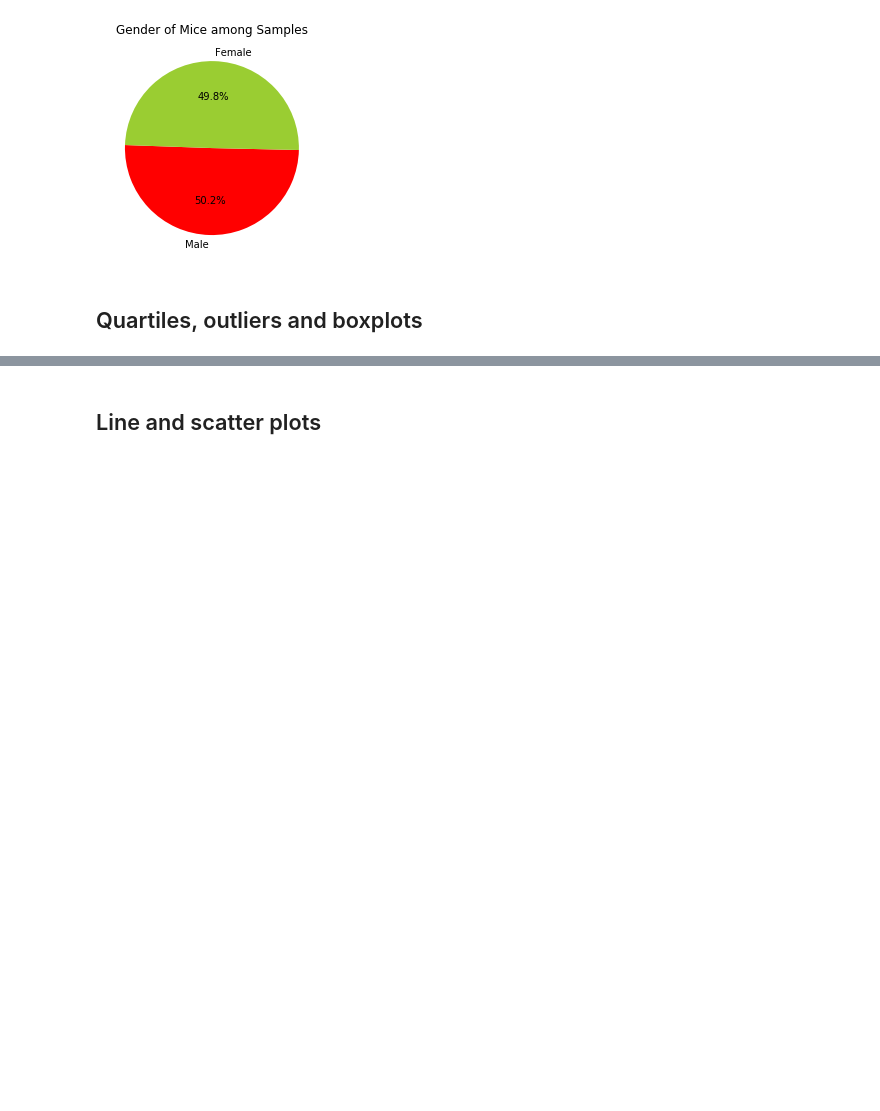
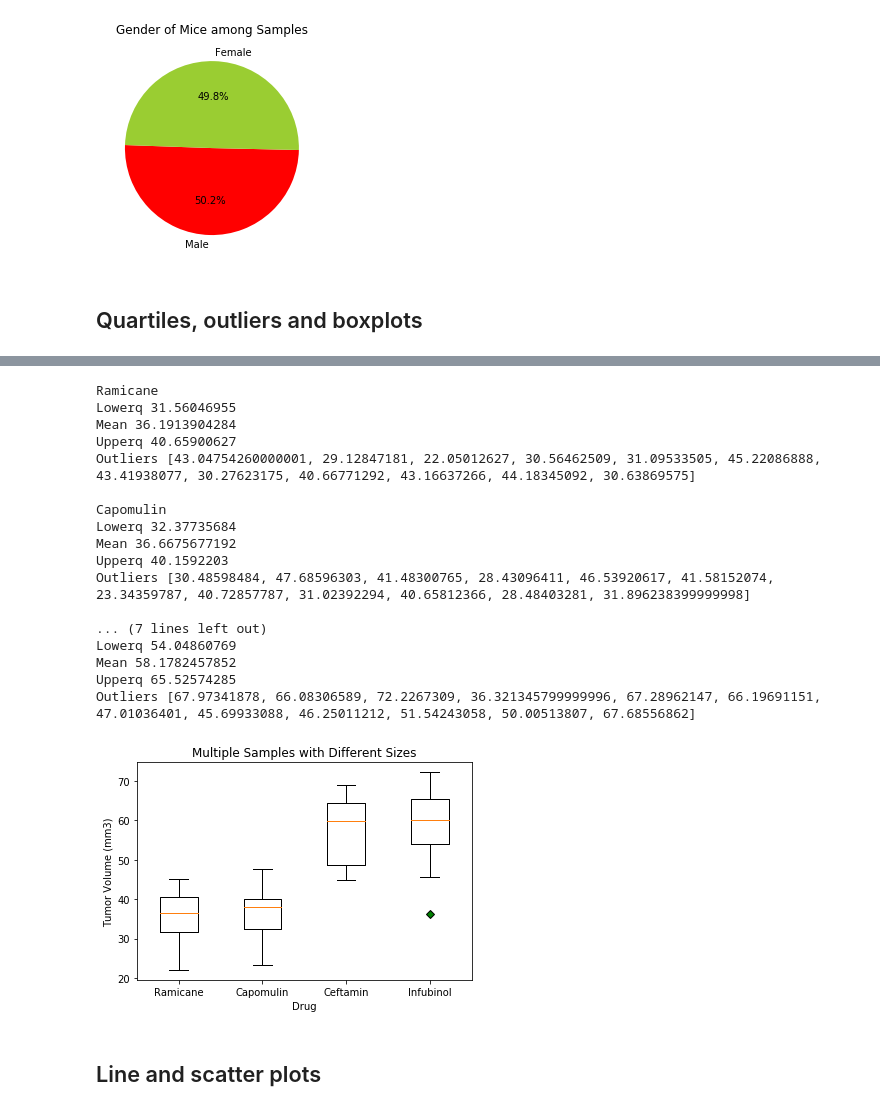
Before and after one commit to projekt888/Pymaceuticals, a Jupyter notebook: pymaceuticals_starter.ipynb, the cells around one changed output, grey strips where cells are left out. Cells and saved outputs as stored; diff of their text form; code cells hidden in the pictures; blank space fills up the shorter version.

```diff
--- a/pymaceuticals_starter.ipynb
+++ b/pymaceuticals_starter.ipynb
@@ -190,0 +160,12 @@ plt.show()
+# %%
+smax_db = study_results.copy()
+smax_db.head()
+
+del smax_db['Tumor Volume (mm3)']
+del smax_db['Metastatic Sites']
+smax_db = smax_db.groupby(['Mouse ID'])
+
+#merge the mouse, and maximum time for each mouse with the original database.
+
+cc_db = pd.merge(smax_db.max(), mc_db, how="left", on=["Mouse ID", "Timepoint"])
+cc_db.head()
@@ -191,3 +179,64 @@ plt.show()
+# %%
+#Filter on the drug names.  I generate four series.
+gooddrugs = []
+for drug in most_promising:
+    gooddrugs.append(cc_db.loc[cc_db['Drug Regimen'] == drug]['Tumor Volume (mm3)'])
+# %%
+
+def outliers(series):
+    quartiles = series.quantile([.25,.5,.75])
+    lowerq = quartiles[0.25]
+    upperq = quartiles[0.75]
+    iqr = upperq-lowerq
+
+    outlier = []
+    for d in series:
+        if (d < lowerq):
+            outlier.append(d)
+        if (d > upperq):
+            outlier.append(d)
+
+    print (f"Lowerq {lowerq}")
+    print (f"Mean {statistics.mean(series)}")
+    print (f"Upperq {upperq}")
+
+    return outlier
+
+
+i = 0;
+for drugseries in gooddrugs:
+    print (most_promising[i])
+    print (f"Outliers {outliers(drugseries)}\n")
+    i = i + 1
+
+
+fig2, ax2 = plt.subplots()
+ax2.set_title('Multiple Samples with Different Sizes')
+ax2.set_ylabel('Tumor Volume (mm3)')
+ax2.set_xlabel('Drug')
+
+ax2.boxplot(gooddrugs, showfliers=True,flierprops=dict(markerfacecolor='g', marker='D'))
+plt.xticks(np.arange(1, 5), most_promising)
+plt.show()
+# %% [output]
+Ramicane
+Lowerq 31.56046955
+Mean 36.1913904284
+Upperq 40.65900627
+Outliers [43.04754260000001, 29.12847181, 22.05012627, 30.56462509, 31.09533505, 45.22086888, 43.41938077, 30.27623175, 40.66771292, 43.16637266, 44.18345092, 30.63869575]
+
+Capomulin
+Lowerq 32.37735684
+Mean 36.6675677192
+Upperq 40.1592203
+Outliers [30.48598484, 47.68596303, 41.48300765, 28.43096411, 46.53920617, 41.58152074, 23.34359787, 40.72857787, 31.02392294, 40.65812366, 28.48403281, 31.896238399999998]
+
+... (7 lines left out)
+Lowerq 54.04860769
+Mean 58.1782457852
+Upperq 65.52574285
+Outliers [67.97341878, 66.08306589, 72.2267309, 36.321345799999996, 67.28962147, 66.19691151, 47.01036401, 45.69933088, 46.25011212, 51.54243058, 50.00513807, 67.68556862]
+[figure, added]
 # %% [markdown]
 ## Line and scatter plots
 # %%
```
Also changed, not shown: parts of 11 cells of this notebook.
